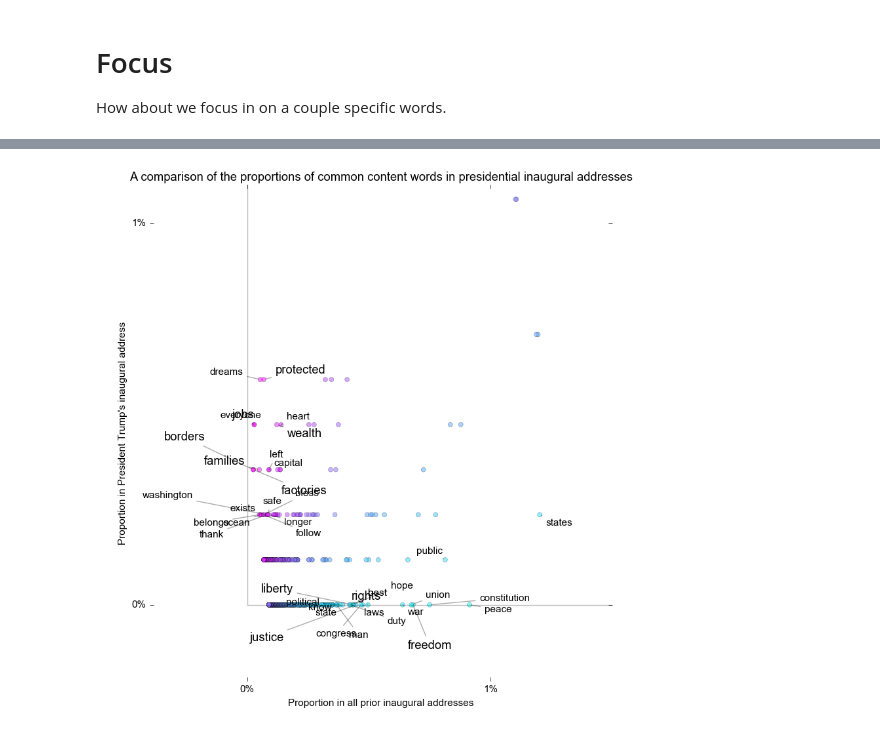
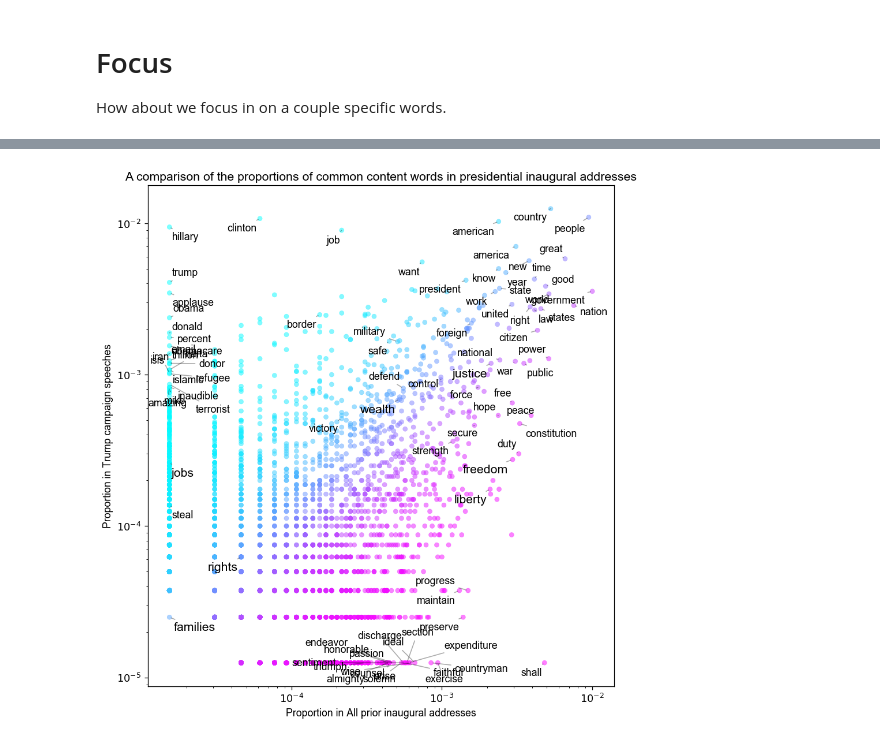
Before and after one commit to chbrown/presidents, a Jupyter notebook: notebooks/Words-with-Trump.ipynb, the cells around one changed output, grey strips where cells are left out. Drawn from its saved outputs; the diff is of its cells as text; code cells hidden in the pictures.

Commit message:
Checkpoint notebook with inaugural vs. campaign speeches log-log plot

```diff
--- a/notebooks/Words-with-Trump.ipynb
+++ b/notebooks/Words-with-Trump.ipynb
@@ -517,3 +474,6 @@ pd.options.display.max_rows = 40
+# %%
+df_proportions = create_df_pivot_proportions(df_groups, 1)
+# df_proportions
 # %% [markdown]
 # Focus
 
@@ -563,0 +481,17 @@ df_proportions_subset = df_proportions
+# %%
+extremes_k = 20
+extremes_vocab = set(df_proportions.head(extremes_k).index) | set(df_proportions.tail(extremes_k).index)
+keywords_vocab = {'freedom', 'freedoms', 'liberty', 'liberties', 'rights', 'justice',
+                  'borders', 'protected', 'jobs', 'families', 'factories', 'wealth'}
+# derive more condensed vocabulary
+df_counts_combined = df_groups.groupby('word').aggregate({'word_count': sum})
+common_k = 5000
+common_vocab = set(df_counts_combined.nlargest(common_k, 'word_count').index)
+commonest_k = 25
+commonest_vocab = set(df_counts_combined.nlargest(commonest_k, 'word_count').index)
+# print('|vocab| =', len(commonest_vocab), '; commonest_vocab:', ' '.join(commonest_vocab))
+# %%
+# limit to subset of vocab and max values
+labeled_vocab = extremes_vocab | keywords_vocab | set(democratic_vocab) | set(authoritarian_vocab) | commonest_vocab
+subset_vocab = labeled_vocab | common_vocab
+df_proportions_subset = df_proportions[df_proportions.index.isin(subset_vocab)]
@@ -564,44 +512,41 @@ df_proportions_subset = df_proportions
 # %%
 plt.figure(figsize=(8.5, 8.5))
-xs = df_proportions_subset.inaugural
-plt.xlabel("Proportion in all prior inaugural addresses")
-ys = df_proportions_subset.trump - min(df_proportions_subset.trump)
-plt.ylabel("Proportion in President Trump's inaugural address")
-# points
+xs = df_proportions_subset.x #- min(df_proportions_subset.inaugurals_pretrump)
+plt.xlabel('Proportion in {}'.format(group_x.fullname))
+ys = df_proportions_subset.y #- min(df_proportions_subset.inaugurals_trump)
+plt.ylabel('Proportion in {}'.format(group_y.fullname))
+#
+plt.yscale('log')
+plt.xscale('log')
 plt.scatter(xs, ys,
-            c=df_proportions_subset[u'trump°inaugural'], cmap=plt.cm.cool, #c='#27BC8A',
+            c=df_proportions_subset['x°y'],
+            cmap=plt.cm.cool, #c='#27BC8A',
             linewidths=.3, s=25, alpha=0.5)
-ax = plt.gca()
-for spine in ax.spines:
-    ax.spines[spine].set_visible(False)
 # labels
 annotations = []
 for index, (label, x, y) in enumerate(zip(df_proportions_subset.index, xs, ys)):
-    if label in extremes_vocab:
+    if label in labeled_vocab:
         size = 'large' if label in keywords_vocab else None
         annotation = plt.text(x, y, label, size=size)
-        #annotation = plt.annotate(label, xy=(x, y), size=size)
-        #, xytext=(2, 2), textcoords='offset points', ha='left', va='bottom')
         annotations.append(annotation)
 # adjustments
-adjust_text(annotations, force_text=0.012, force_points=0.4,
+adjust_text(annotations, force_text=0.012,
+            expand_points=(1.2, 1.75), force_points=0.4,
             arrowprops=dict(arrowstyle="-", color='k', alpha=0.33), lim=1000)
-# plt.xlim(-2.0*margin, 0.015)
-# plt.ylim(-2.0*margin, 0.015)
-#plt.plot([0, plt.xlim()[1]], [0, plt.ylim()[1]])
-# plt.xlim(-2.0*margin, max(xs) + 0.0017)
-# plt.ylim(-.5*margin, 0.0075)
-plt.vlines(0, 0, 1, alpha=0.25)
-plt.hlines(0, 0, 1, alpha=0.25)
+# hide_spines()
+# draw_positive_axes()
 plt.title('A comparison of the proportions of common content words in presidential inaugural addresses')
-plt.xlim(-0.004, 0.015)
-plt.ylim(-0.002, 0.011)
+# xmax = 0.25
+# ymax = 0.25
+# plt.xlim(-0.004, xmax)
+# plt.ylim(-0.001, ymax)
 # add %-age ticks
-ax.xaxis.set_major_formatter(ticker.FuncFormatter(lambda x, _: '{:.0%}'.format(x)))
-ax.yaxis.set_major_formatter(ticker.FuncFormatter(lambda y, _: '{:.0%}'.format(y)))
-plt.xticks(np.arange(0, plt.xlim()[1], 0.01))
-plt.yticks(np.arange(0, plt.ylim()[1], 0.01))
+ax = plt.gca()
+# ax.xaxis.set_major_formatter(ticker.FuncFormatter(lambda x, _: '{:.0%}'.format(x)))
+# ax.yaxis.set_major_formatter(ticker.FuncFormatter(lambda y, _: '{:.0%}'.format(y)))
+# plt.xticks(np.arange(0, plt.xlim()[1], 0.01))
+# plt.yticks(np.arange(0, plt.ylim()[1], 0.01))
 plt.tight_layout()
-# plt.savefig('inaugural_scatter_labeled_v2.pdf')
+# plt.savefig('inaugural_campaign_scatter_labeled_log_log.pdf')
 # %% [output]
-[figure, old version]
+[figure, new version]
```
Also changed, not shown: parts of 70 cells of this notebook, 2 other files.
